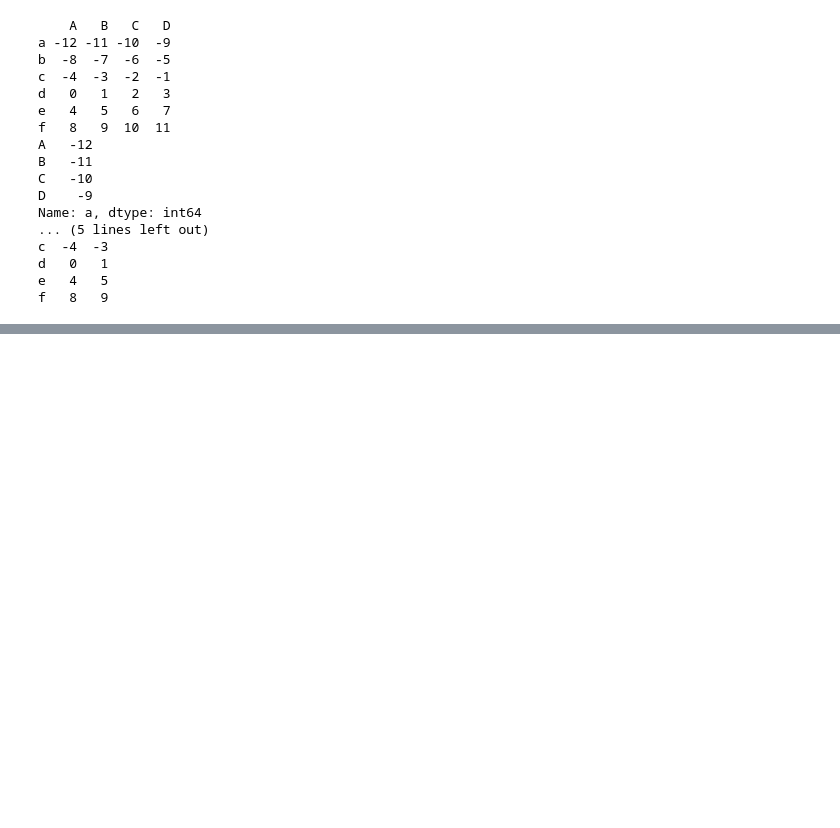
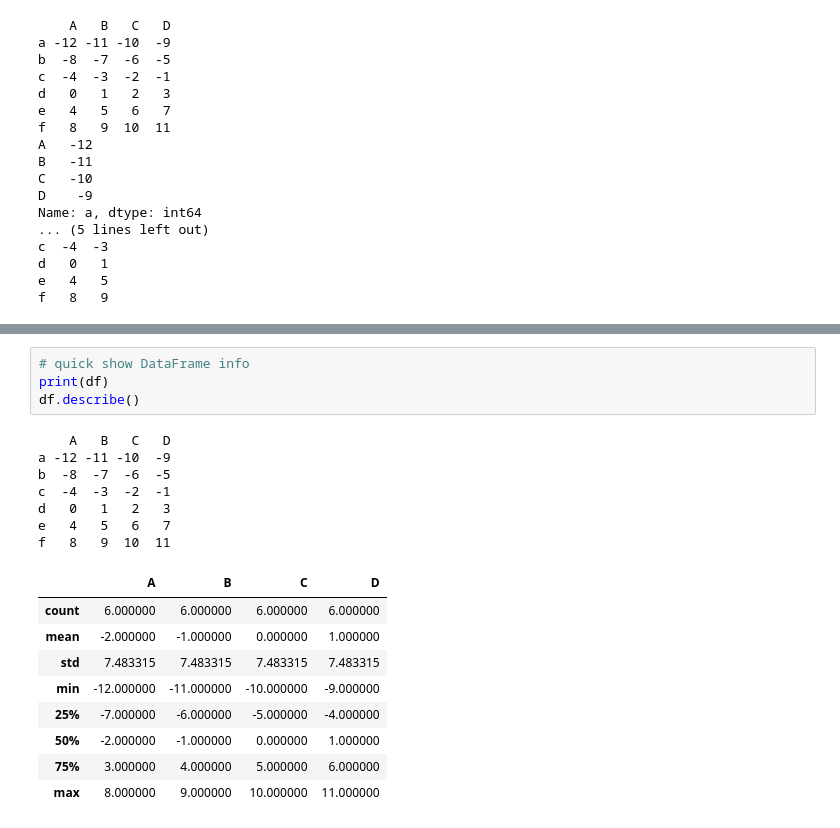
Before and after one commit to timemeansalot/python, a Jupyter notebook: python_basic/pandas.ipynb, the cells around one changed output, grey strips where cells are left out. Drawn from its saved outputs; the diff is of its cells as text; blank space fills up the shorter version.

```diff
--- a/python_basic/pandas.ipynb
+++ b/python_basic/pandas.ipynb
@@ -296,0 +337,21 @@ f   8   9
+# %%
+# quick show DataFrame info
+print(df)
+df.describe()
+# %% [output]
+    A   B   C   D
+a -12 -11 -10  -9
+b  -8  -7  -6  -5
+c  -4  -3  -2  -1
+d   0   1   2   3
+e   4   5   6   7
+f   8   9  10  11
+|  | A | B | C | D |
+| count | 6.000000 | 6.000000 | 6.000000 | 6.000000 |
+| mean | -2.000000 | -1.000000 | 0.000000 | 1.000000 |
+| std | 7.483315 | 7.483315 | 7.483315 | 7.483315 |
+| min | -12.000000 | -11.000000 | -10.000000 | -9.000000 |
+| 25% | -7.000000 | -6.000000 | -5.000000 | -4.000000 |
+| 50% | -2.000000 | -1.000000 | 0.000000 | 1.000000 |
+| 75% | 3.000000 | 4.000000 | 5.000000 | 6.000000 |
+| max | 8.000000 | 9.000000 | 10.000000 | 11.000000 |
```
Also changed, not shown: parts of 11 cells of this notebook.
